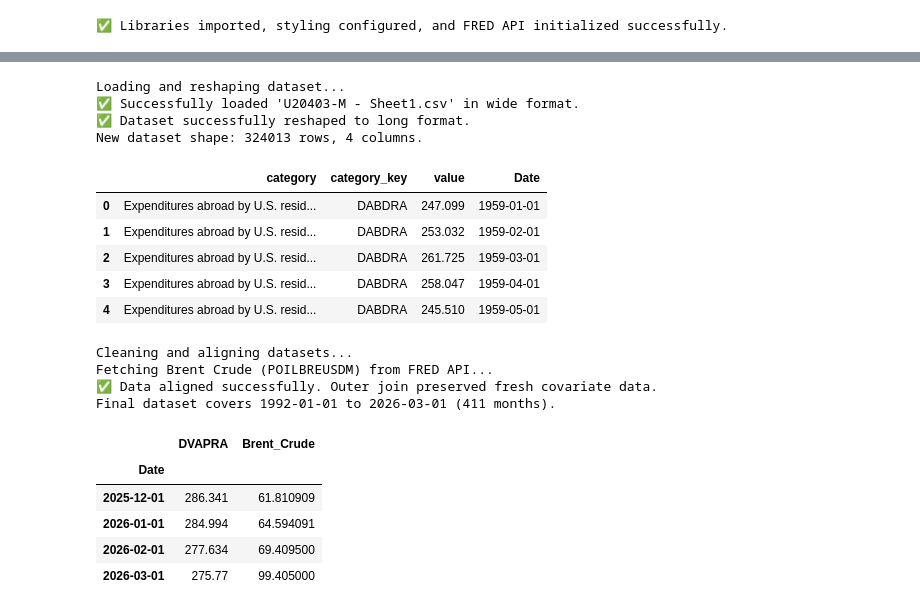
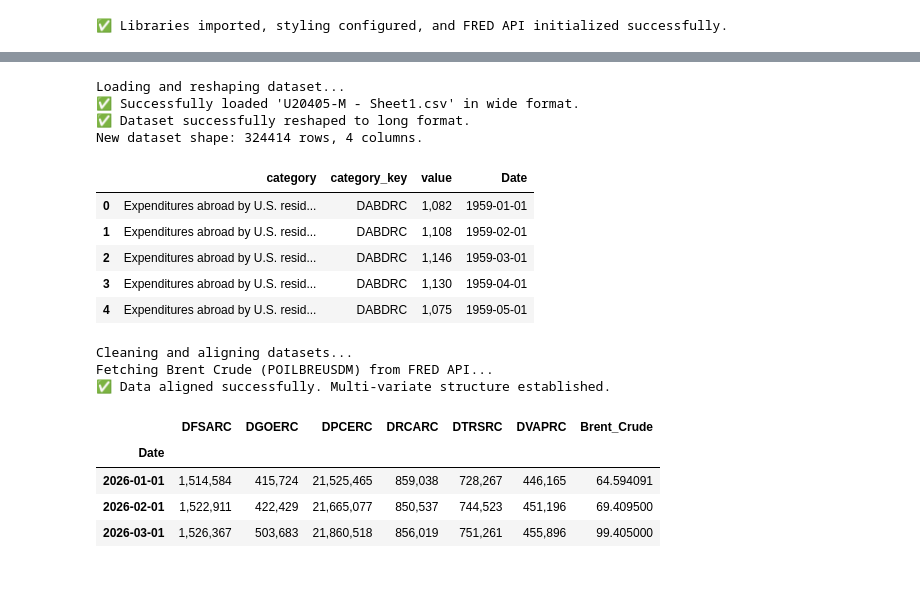
Before and after one commit to daniel-wong-tsmc/timesfm-brent-crude, a Jupyter notebook: timesfm_pce_forecast.ipynb, the cells around one changed output, grey strips where cells are left out. Saved outputs shown, nothing was run; the diff lists cells and outputs as text; code cells hidden in the pictures; blank space fills up the shorter version.

```diff
--- a/timesfm_pce_forecast.ipynb
+++ b/timesfm_pce_forecast.ipynb
@@ -76,7 +77,7 @@ Initializing TimesFM 2.5 model...
 print("Loading and reshaping dataset...")
 
 # Define the exact filename verbatim
-file_path = "U20403-M - Sheet1.csv"
+file_path = "U20405-M - Sheet1.csv"
 
 try:
     # Read the wide-format CSV file
@@ -110,63 +111,65 @@ except Exception as e:
     print(f"❌ An unexpected error occurred: {e}")
 # %% [output]
 Loading and reshaping dataset...
-✅ Successfully loaded 'U20403-M - Sheet1.csv' in wide format.
+✅ Successfully loaded 'U20405-M - Sheet1.csv' in wide format.
 ✅ Dataset successfully reshaped to long format.
-New dataset shape: 324013 rows, 4 columns.
+New dataset shape: 324414 rows, 4 columns.
 |  | category | category_key | value | Date |
-| 0 | Expenditures abroad by U.S. resid... | DABDRA | 247.099 | 1959-01-01 |
-| 1 | Expenditures abroad by U.S. resid... | DABDRA | 253.032 | 1959-02-01 |
-| 2 | Expenditures abroad by U.S. resid... | DABDRA | 261.725 | 1959-03-01 |
-| 3 | Expenditures abroad by U.S. resid... | DABDRA | 258.047 | 1959-04-01 |
-| 4 | Expenditures abroad by U.S. resid... | DABDRA | 245.510 | 1959-05-01 |
+| 0 | Expenditures abroad by U.S. resid... | DABDRC | 1,082 | 1959-01-01 |
+| 1 | Expenditures abroad by U.S. resid... | DABDRC | 1,108 | 1959-02-01 |
+| 2 | Expenditures abroad by U.S. resid... | DABDRC | 1,146 | 1959-03-01 |
+| 3 | Expenditures abroad by U.S. resid... | DABDRC | 1,130 | 1959-04-01 |
+| 4 | Expenditures abroad by U.S. resid... | DABDRC | 1,075 | 1959-05-01 |
 # %%
-# Cell 4: Clean & Align (Updated for Long Format)
+# %%
+# Cell 4: Clean & Align Multiple Variables
 print("Cleaning and aligning datasets...")
 
-# 1. Process DVAPRA from the reshaped long dataset
-df_target = df_long[df_long['category_key'] == 'DVAPRA'].copy()
-df_target['Date'] = pd.to_datetime(df_target['Date']) # Ensure Date is datetime
-df_target = df_target[['Date', 'value']].rename(columns={'value': 'DVAPRA'}).set_index('Date')
+# 1. Process all 4 BEA indices from the reshaped long dataset
+target_keys = ['DVAPRC', 'DFSARC', 'DTRSRC', 'DRCARC', 'DGOERC', 'DPCERC']
+df_targets = df_long[df_long['category_key'].isin(target_keys)].copy()
+df_targets['Date'] = pd.to_datetime(df_targets['Date'])
 
-# Force a strict monthly start frequency
-df_target = df_target.resample('MS').first()
+# FIX: Use pivot_table with aggfunc='first' to gracefully handle any duplicate rows in the raw CSV
+df_targets = df_targets.pivot_table(
+    index='Date',
+    columns='category_key',
+    values='value',
+    aggfunc='first'
+)
+df_targets = df_targets.resample('MS').first() # Force strict monthly frequency
 
 # 2. Fetch Brent Crude dynamically from FRED
 print("Fetching Brent Crude (POILBREUSDM) from FRED API...")
 brent_series = fred.get_series('POILBREUSDM')
 df_brent = pd.DataFrame({'Brent_Crude': brent_series})
 df_brent.index.name = 'Date'
 df_brent.index = pd.to_datetime(df_brent.index)
 df_brent = df_brent.resample('MS').mean()
 
-# 3. Merge the datasets (FIXED: Using df_target here)
-df_clean = pd.merge(df_target, df_brent, left_index=True, right_index=True, how='outer')
+# 3. Merge the datasets
+df_clean = pd.merge(df_targets, df_brent, left_index=True, right_index=True, how='outer')
 
 # 4. Handle gaps and trimming
 df_clean['Brent_Crude'] = df_clean['Brent_Crude'].ffill()
 
-# Trim to when BOTH series have data
-first_valid_date = max(df_clean['DVAPRA'].first_valid_index(), df_clean['Brent_Crude'].first_valid_index())
+# Trim to when we have data for the BEA indices
+first_valid_date = df_clean['DVAPRC'].first_valid_index()
 df_clean = df_clean.loc[first_valid_date:]
 
-# Ragged Edge preservation: Only drop if Brent is missing
+# Ragged Edge preservation
 df_clean = df_clean[df_clean['Brent_Crude'].notna()]
 
-print("✅ Data aligned successfully. Outer join preserved fresh covariate data.")
-print(f"Final dataset covers {df_clean.index[0].date()} to {df_clean.index[-1].date()} ({len(df_clean)} months).")
-
-# Display the final 4 months to verify the "Ragged Edge" (Brent exists while DVAPRA is NaN)
-display(df_clean.tail(4))
+print("✅ Data aligned successfully. Multi-variate structure established.")
+display(df_clean.tail(3))
 # %% [output]
 Cleaning and aligning datasets...
 Fetching Brent Crude (POILBREUSDM) from FRED API...
-✅ Data aligned successfully. Outer join preserved fresh covariate data.
-Final dataset covers 1992-01-01 to 2026-03-01 (411 months).
+✅ Data aligned successfully. Multi-variate structure established.
-|  | DVAPRA | Brent_Crude |
-| Date |  |  |
-| 2025-12-01 | 286.341 | 61.810909 |
-| 2026-01-01 | 284.994 | 64.594091 |
-| 2026-02-01 | 277.634 | 69.409500 |
-| 2026-03-01 | 275.77 | 99.405000 |
+|  | DFSARC | DGOERC | DPCERC | DRCARC | DTRSRC | DVAPRC | Brent_Crude |
+| Date |  |  |  |  |  |  |  |
+| 2026-01-01 | 1,514,584 | 415,724 | 21,525,465 | 859,038 | 728,267 | 446,165 | 64.594091 |
+| 2026-02-01 | 1,522,911 | 422,429 | 21,665,077 | 850,537 | 744,523 | 451,196 | 69.409500 |
+| 2026-03-01 | 1,526,367 | 503,683 | 21,860,518 | 856,019 | 751,261 | 455,896 | 99.405000 |
 # %%
 # %%
```
Also changed, not shown: parts of 10 cells of this notebook, 7 other files.
